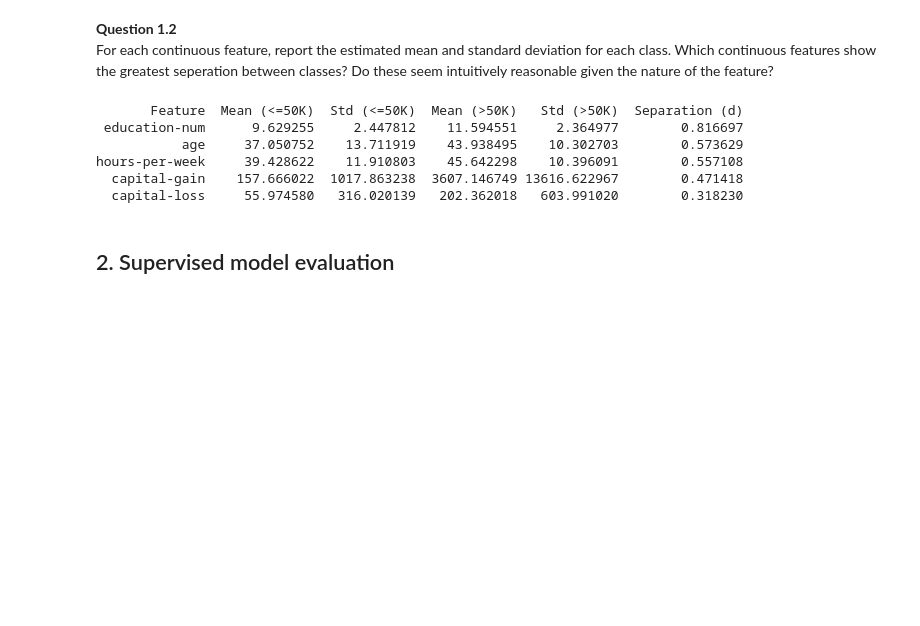
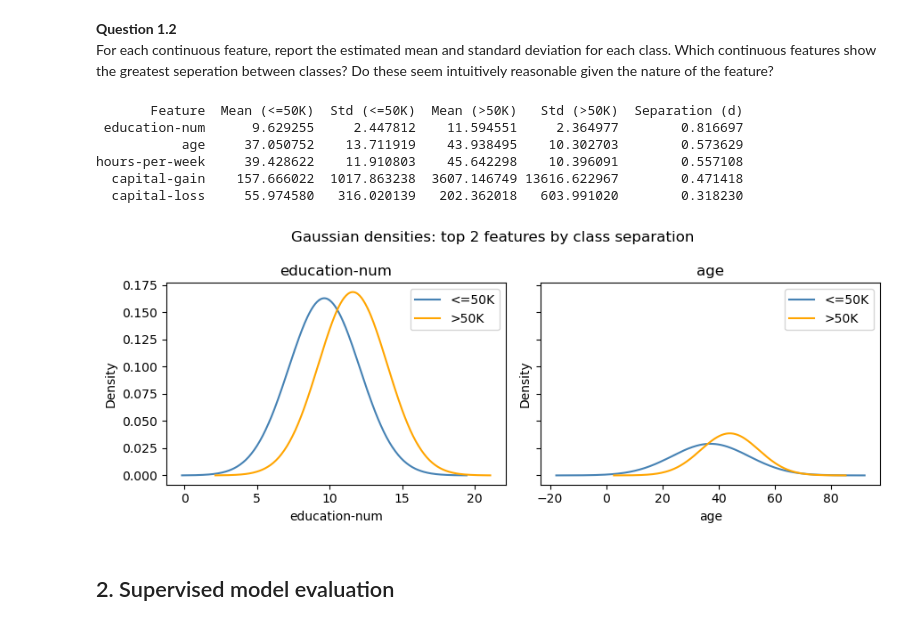
Before and after one commit to mcuartero/income-classification-with-naive-bayes, a Jupyter notebook: COMP30027_2026_asst1_template.ipynb, the cells around one changed output. Cells and saved outputs as stored; diff of their text form; code cells hidden in the pictures; blank space fills up the shorter version.

Commit message:
add Gaussian density plots

```diff
--- a/COMP30027_2026_asst1_template.ipynb
+++ b/COMP30027_2026_asst1_template.ipynb
@@ -150,28 +151,47 @@ For each continuous feature, report the estimated mean and standard deviation fo
 # %%
 rows = []
 for i, feat in enumerate(CONTINUOUS):
     mean0, std0 = gnb.theta_[0][i], np.sqrt(gnb.var_[0][i])
     mean1, std1 = gnb.theta_[1][i], np.sqrt(gnb.var_[1][i])
     average_std = (std0 + std1) / 2
     seperation = abs(mean1 - mean0) / average_std if average_std > 0 else 0
     rows.append({
         'Feature': feat,
         'Mean (<=50K)': mean0,
         'Std (<=50K)': std0,
         'Mean (>50K)': mean1,
         'Std (>50K)': std1,
         'Separation (d)': seperation
     })
 
 gauss_table = pd.DataFrame(rows).sort_values('Separation (d)', ascending=False)
 print(gauss_table.to_string(index=False))
+
+top2 = gauss_table.head(2)['Feature'].tolist()
+fig, axes = plt.subplots(1, 2, figsize=(9, 3.5), sharey=True)
+for ax, feat in zip(axes, top2):
+    i = CONTINUOUS.index(feat)
+    for c_idx, col, label in zip([0, 1], ['steelblue', 'orange'], ['<=50K', '>50K']):
+        mu  = gnb.theta_[c_idx, i]
+        std = np.sqrt(gnb.var_[c_idx, i])
+        x   = np.linspace(mu - 4*std, mu + 4*std, 300)
+        ax.plot(x, norm.pdf(x, mu, std), color=col, label=label)
+        ax.set_title(feat)
+        ax.set_xlabel(feat)
+        ax.set_ylabel('Density')
+        ax.legend()
+plt.suptitle('Gaussian densities: top 2 features by class separation')
+plt.tight_layout()
+plt.savefig('figures/fig_1.2_gaussian_densities.png', dpi=150)
+plt.show()
 # %% [output]
        Feature  Mean (<=50K)  Std (<=50K)  Mean (>50K)   Std (>50K)  Separation (d)
  education-num      9.629255     2.447812    11.594551     2.364977        0.816697
            age     37.050752    13.711919    43.938495    10.302703        0.573629
 hours-per-week     39.428622    11.910803    45.642298    10.396091        0.557108
   capital-gain    157.666022  1017.863238  3607.146749 13616.622967        0.471418
   capital-loss     55.974580   316.020139   202.362018   603.991020        0.318230
+[figure, added]
 # %% [markdown]
 ## 2. Supervised model evaluation
 # %% [markdown]
```
Also changed, not shown: parts of 3 cells of this notebook, 2 other files.
